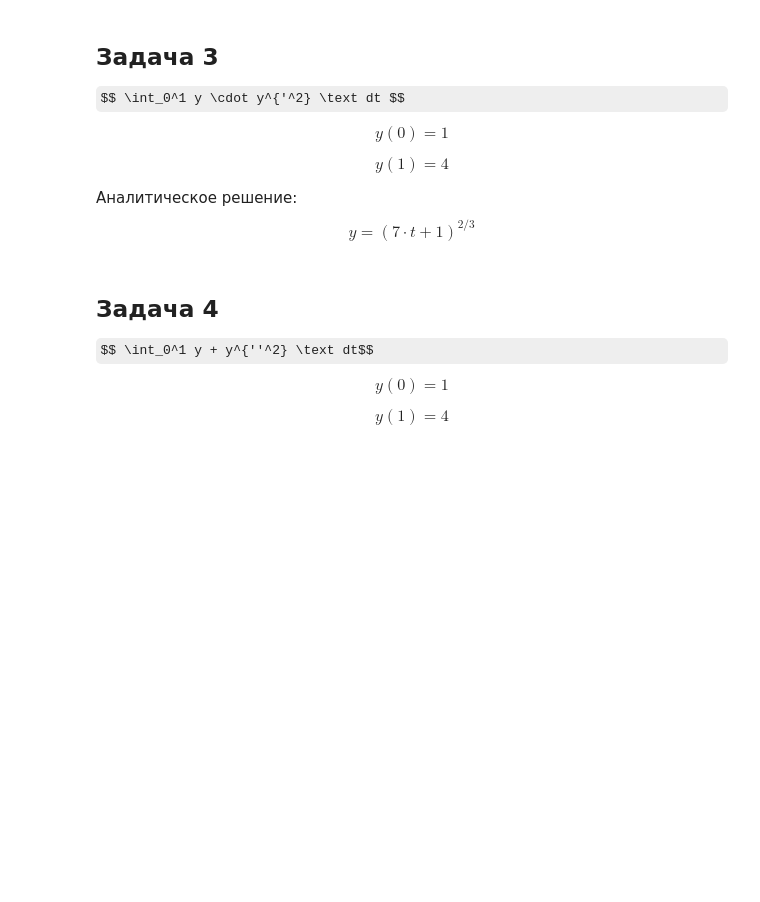
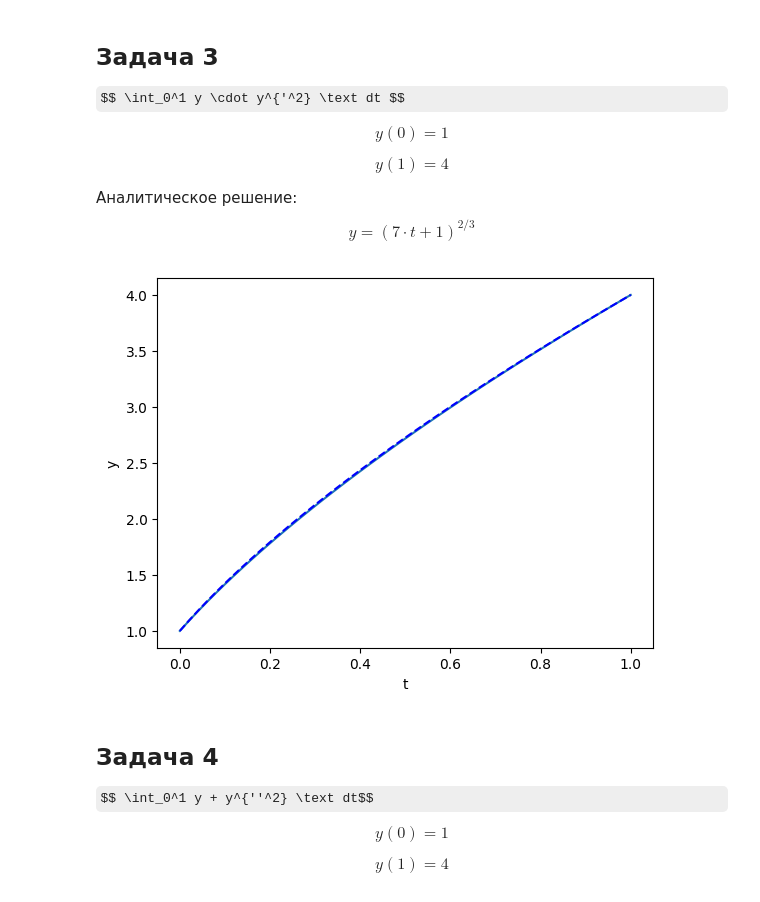
Before and after one commit to DaryaBaikalova/doef, a Jupyter notebook: 2024/seminars/python_sem/var_calc.ipynb, the cells around one changed output. Saved outputs shown, nothing was run; the diff lists cells and outputs as text; code cells hidden in the pictures; some formulas as TeX source; blank space fills up the shorter version.

```diff
--- a/2024/seminars/python_sem/var_calc.ipynb
+++ b/2024/seminars/python_sem/var_calc.ipynb
@@ -48,6 +114,21 @@ $$ y(0) = 1 $$
 $$y(1) = 4 $$
 
 Аналитическое решение: $$ y = (7 \cdot t + 1) ^ {2/3} $$
+# %%
+def f_analytical(t):
+    return (7 * t + 1) ** (2/3)
+# %%
+def f(y, t, dt):
+    return np.sum(y[1:] * ((y[1:] - y[:-1]) / dt) ** 2)
+# %%
+t, y = optimal_func(0, 1, 1, 4, f)
+# %%
+plt.plot(t, y, t, f_analytical(t), '--b')
+plt.xlabel('t')
+plt.ylabel('y')
+plt.show()
+# %% [output]
+[figure, added]
 # %% [markdown]
 ## Задача 4
 
```
Also changed, not shown: parts of 22 cells of this notebook, 1 other file.
